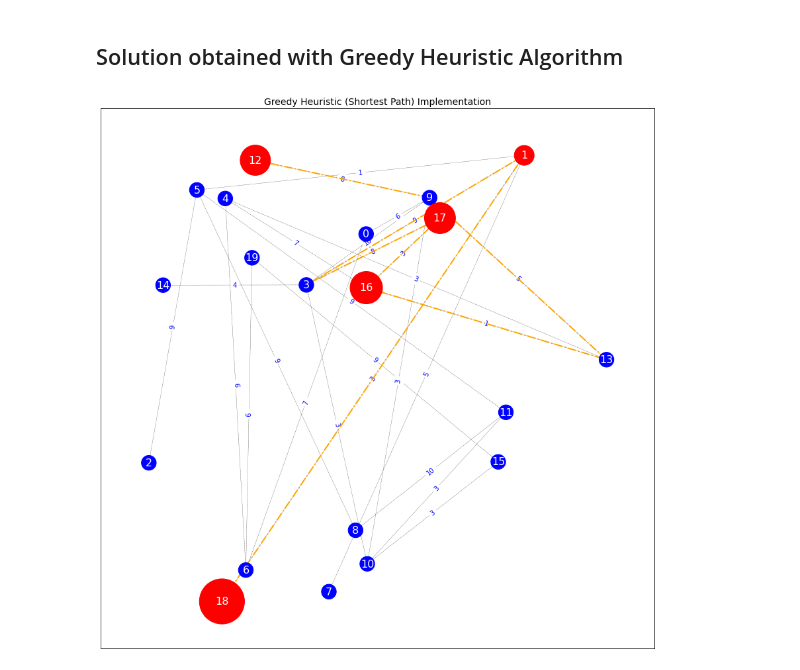
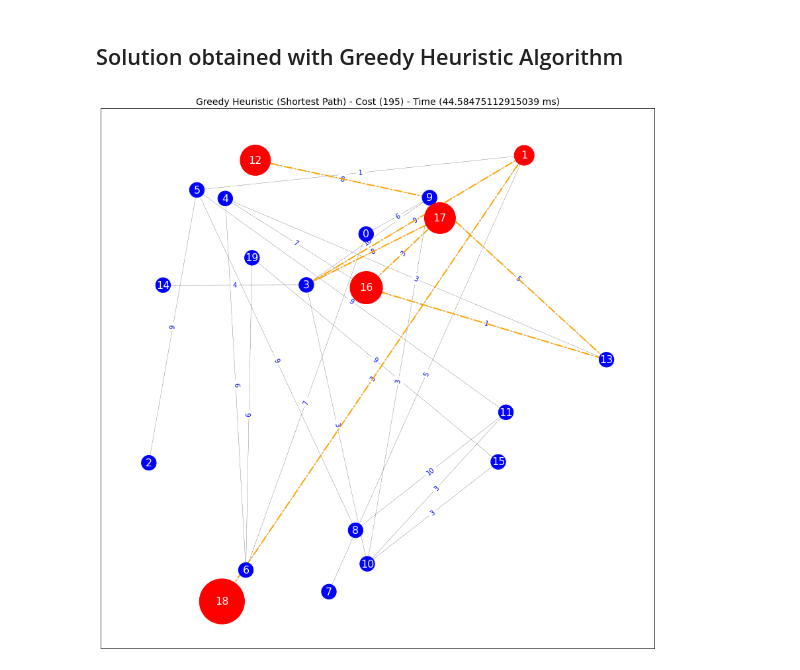
Before and after one commit to viniciusdsmello/prize-collecting-steiner-tree, a Jupyter notebook: notebooks/experiments_greedy_h1.ipynb, the cells around one changed output. Saved outputs shown, nothing was run; the diff lists cells and outputs as text; code cells hidden in the pictures.

Commit message:
Fixes plot title

```diff
--- a/notebooks/experiments_greedy_h1.ipynb
+++ b/notebooks/experiments_greedy_h1.ipynb
@@ -85,9 +90,9 @@ draw_steiner_graph(
 # %%
 draw_steiner_graph(
     G,
     steiner_graph=steiner_tree,
-    plot_title='Greedy Heuristic (Shortest Path) Implementation',
+    plot_title=f'Greedy Heuristic (Shortest Path) - Cost ({steiner_cost}) - Time ({solver._duration * 1000} ms)',
     node_label='name'
 )
 # %% [output]
-[figure, old version]
+[figure, new version]
```
Also changed, not shown: parts of 3 cells of this notebook.
